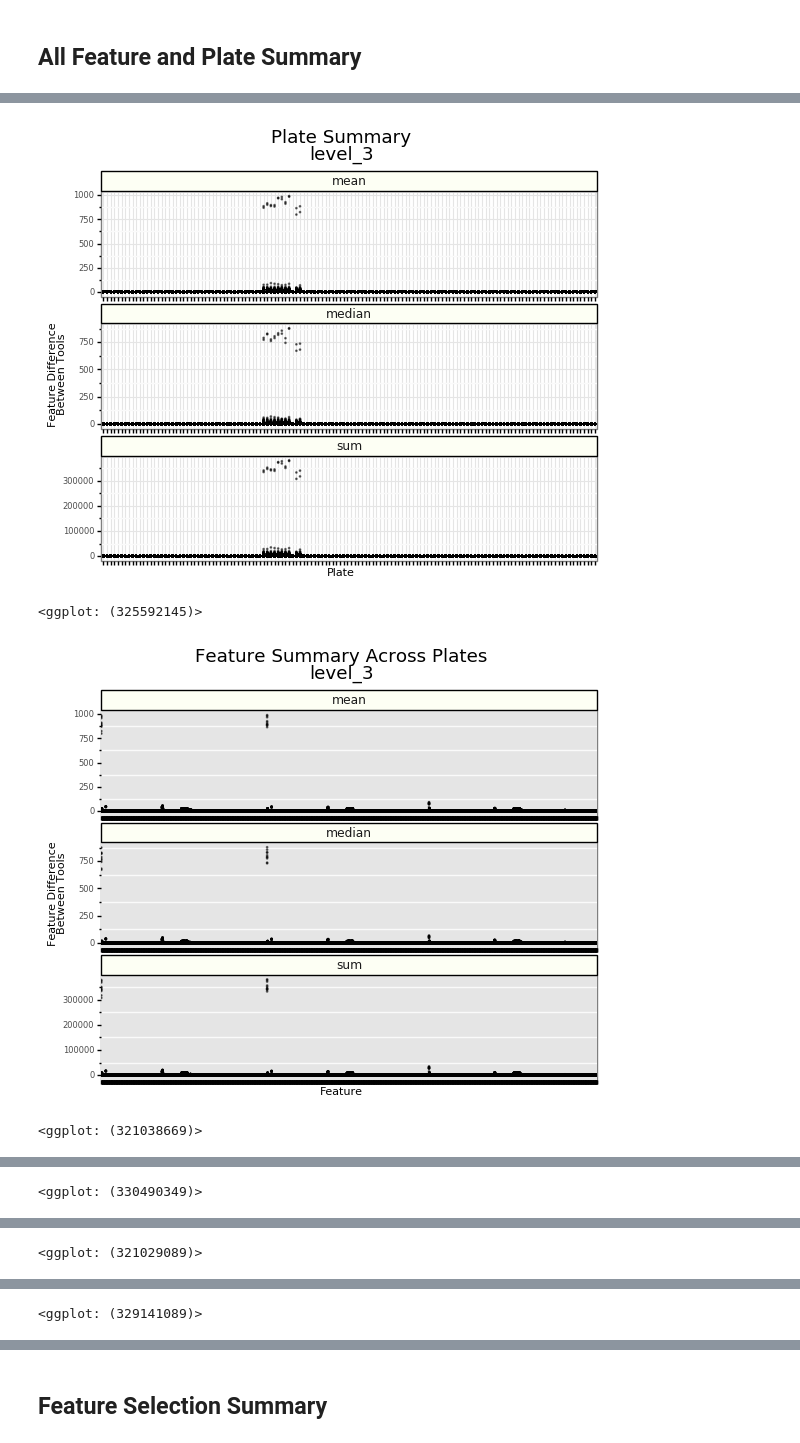
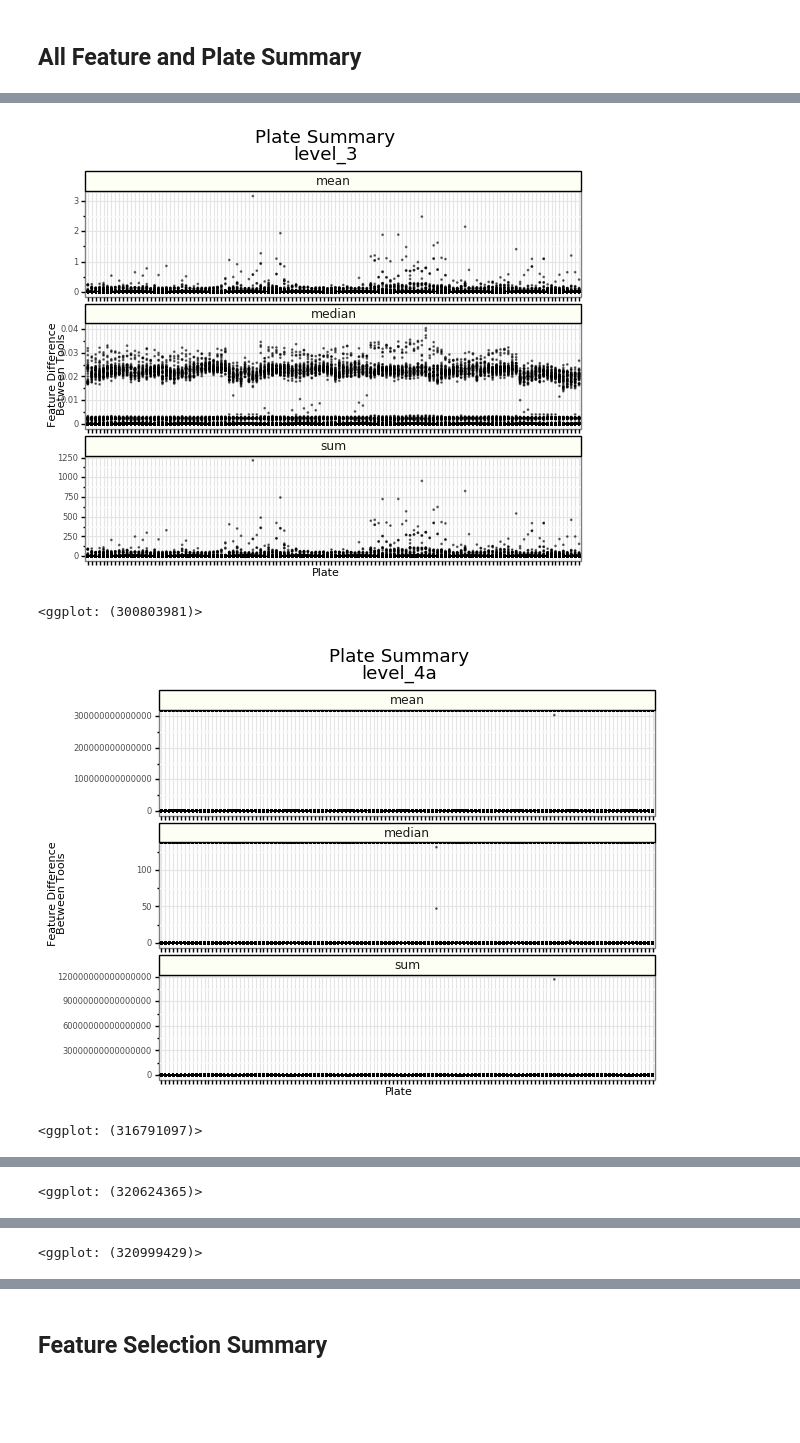
Before and after one commit to broadinstitute/lincs-cell-painting, a Jupyter notebook: comparison/1.summarize-cytominer-tool-differences.ipynb, the cells around one changed output, grey strips where cells are left out. Cells and saved outputs as stored; diff of their text form; code cells hidden in the pictures; blank space fills up the shorter version.

Commit message:
only visualize uniform plates
removing the 10 plates that cytominer used a different aggregation strategy. I also add the comparison to pycytominer 4b to cytominer 4a

```diff
--- a/comparison/1.summarize-cytominer-tool-differences.ipynb
+++ b/comparison/1.summarize-cytominer-tool-differences.ipynb
@@ -20,7 +20,7 @@ from util import generate_output_filenames
 # %%
 # Set constants
 input_dir = "results"
-levels = ["level_3", "level_4a", "level_4b"]
+levels = ["level_3", "level_4a", "level_4b", "pycytominer_select"]
 metrics = ["mean", "median", "sum"]
 
 # Set output directory
@@ -74,0 +92,3 @@ summary_df.head()
+# %%
+# Since we know that these were processed differently, remove from the comparison
+summary_df = summary_df.query("plate not in @nonuniform_plates").reset_index(drop=True)
@@ -84,6 +106,9 @@ summary_df.plate = pd.Categorical(
 # Process summary dataframe
 summary_melted_df = []
 for level in levels:
+    # Summary for pycytominer select not shown to reduce comparison size
+    if level == "pycytominer_select":
+        continue
     for metric in metrics:
         col_name = f"{level}_complete_{metric}_diff"
         subset_df = (
@@ -94,6 +119,10 @@ for level in levels:
         summary_melted_df.append(subset_df)
 
 summary_melted_df = pd.concat(summary_melted_df).reset_index(drop=True)
+summary_melted_df = summary_melted_df.assign(uniform=True)
+summary_melted_df.loc[
+    summary_melted_df.plate.isin(nonuniform_plates), "uniform"
+] = False
 
 print(summary_melted_df.shape)
 summary_melted_df.head()
@@ -166,6 +193,11 @@ all_feature_results_df = pd.concat(all_feature_results_df).reset_index(drop=True
 # Predetermine feature order
 feature_order = sorted(list(set(all_feature_results_df.feature)))
 
+all_feature_results_df = all_feature_results_df.assign(uniform=True)
+all_feature_results_df.loc[
+    all_feature_results_df.plate.isin(nonuniform_plates), "uniform"
+] = False
+
 all_feature_results_df.plate = pd.Categorical(
     all_feature_results_df.plate, categories=plate_order, ordered=True
 )
@@ -173,6 +205,9 @@ all_feature_results_df.feature = pd.Categorical(
     all_feature_results_df.feature, categories=feature_order, ordered=True
 )
 
+# Select only the uniform plates
+all_feature_results_df = all_feature_results_df.query("uniform")
+
 print(all_feature_results_df.shape)
 all_feature_results_df.head()
 # %% [output]
@@ -206,66 +246,30 @@ all_feature_results_df.groupby(["metric", "level"])["metric_value"].describe()
 # %%
 for level in levels:
     all_feature_results_subset_df = all_feature_results_df.query(
         "level == @level"
     ).reset_index(drop=True)
 
     output_dir = pathlib.Path(f"{output_fig_dir}/{level}")
     output_dir.mkdir(exist_ok=True)
 
     # Figure 1 - Per plate feature differences
     per_plate_feature_gg = (
         gg.ggplot(all_feature_results_subset_df, gg.aes(x="plate", y="metric_value"))
         + gg.geom_point(size=0.1, alpha=0.5)
         + gg.facet_wrap("~metric", scales="free", nrow=len(metrics))
         + gg.xlab("Plate")
         + gg.ylab("Feature Difference\nBetween Tools")
         + gg.ggtitle(f"Plate Summary\n{level}")
         + theme_summary
     )
 
     output_file = pathlib.Path(f"{output_dir}/{level}_metrics_per_plate.png")
     per_plate_feature_gg.save(output_file, dpi=dpi, height=height, width=width)
 
     print(per_plate_feature_gg)
-
-    # Figure 2 - Per feature plate differences
-    per_feature_gg = (
-        gg.ggplot(all_feature_results_subset_df, gg.aes(x="feature", y="metric_value"))
-        + gg.geom_point(size=0.1, alpha=0.5)
-        + gg.facet_wrap("~metric", scales="free", nrow=len(metrics))
-        + gg.xlab("Feature")
-        + gg.ylab("Feature Difference\nBetween Tools")
-        + gg.ggtitle(f"Feature Summary Across Plates\n{level}")
-        + theme_summary
-    )
-
-    output_file = pathlib.Path(f"{output_dir}/{level}_metrics_per_feature.png")
-    per_feature_gg.save(output_file, dpi=dpi, height=height, width=width)
-
-    print(per_feature_gg)
-
-    # Figure 3 - Density summary of all well level metrics
-    feature_summary_density_gg = (
-        gg.ggplot(all_feature_results_subset_df, gg.aes(x="metric_value"))
-        + gg.geom_density(gg.aes(fill="metric"))
-        + gg.facet_wrap("~metric", scales="free", ncol=len(metrics))
-        + gg.xlab("All Feature Difference\nBetween Tools")
-        + gg.ylab("Density")
-        + gg.ggtitle(f"Summarized Across Wells\n{level}")
-        + theme_summary
-        + gg.theme(
-            axis_text=gg.element_text(size=6),
-            axis_text_x=gg.element_text(vjust=1),
-            legend_position="none",
-        )
-    )
-
-    output_file = pathlib.Path(f"{output_dir}/{level}_all_across_well_summary.png")
-    feature_summary_density_gg.save(output_file, dpi=dpi, height=height, width=width)
-
-    print(feature_summary_density_gg)
+    del per_plate_feature_gg
 # %% [output]
-[figure, old version]
+[figure, new version]
-<ggplot: (325592145)>
+<ggplot: (300803981)>
-[figure, old version]
+[figure, new version]
-<ggplot: (321038669)>
+<ggplot: (316791097)>
@@ -273 +277 @@ for level in levels:
-<ggplot: (330490349)>
+<ggplot: (320624365)>
@@ -275 +279 @@ for level in levels:
-<ggplot: (321029089)>
+<ggplot: (320999429)>
@@ -277 +279,0 @@ for level in levels:
-<ggplot: (329141089)>
```
Also changed, not shown: parts of 13 cells of this notebook, 1 other file.
